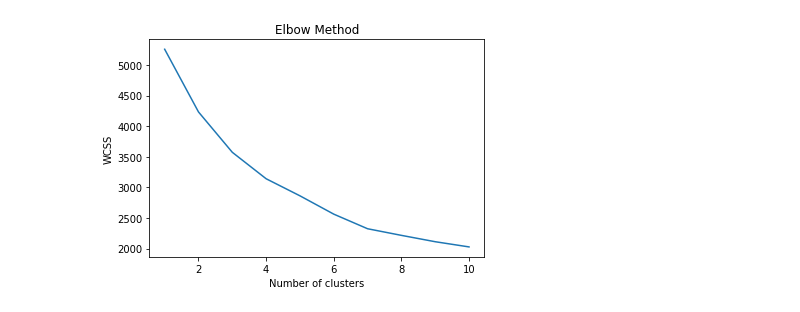
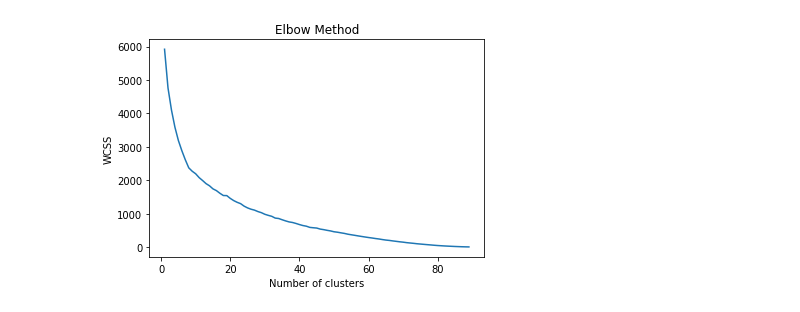
Before and after one commit to vinisalazar/SynechococcusPreprint, a Jupyter notebook: ipynb/COG_kmeans.ipynb, the cells around one changed output. Cells and saved outputs as stored; diff of their text form; code cells hidden in the pictures.

Commit message:
Updating kmeans notebook

```diff
--- a/ipynb/COG_kmeans.ipynb
+++ b/ipynb/COG_kmeans.ipynb
@@ -5,27 +6,27 @@ from matplotlib import pyplot as plt
 from sklearn.datasets.samples_generator import make_blobs
 from sklearn.cluster import KMeans
 # %%
-data = pd.read_csv("../data/tables/CyCOG_95_completeness.csv")
+data = pd.read_csv("../data/tables/cog/allCOG_binary_95_completeness.csv")
 data.set_index("name", inplace=True)
 mat = data.values
 # %%
-k = 3
-km = KMeans(n_clusters=k)
-km.fit(mat)
-labels = km.labels_
-results = pd.DataFrame([data.index, labels]).T
-results.columns=("Genome", "K-group")
-results.to_csv(f"../data/tables/{k}-means.csv", index=False)
+for k in range(2, 12):
+    km = KMeans(n_clusters=k)
+    km.fit(mat)
+    labels = km.labels_
+    results = pd.DataFrame([data.index, labels]).T
+    results.columns=("Genome", "K-group")
+    results.sort_values(["K-group", "Genome"]).to_csv(f"../data/tables/kmeans/{k}-means-allCOGs.csv", index=False)
 # %%
 wcss = []
-for i in range(1, 11):
+for i in range(1, 90):
     kmeans = KMeans(n_clusters=i, init='k-means++', max_iter=300, n_init=10, random_state=0)
     kmeans.fit(mat)
     wcss.append(kmeans.inertia_)
-plt.plot(range(1, 11), wcss)
+plt.plot(range(1, 90), wcss)
 plt.title('Elbow Method')
 plt.xlabel('Number of clusters')
 plt.ylabel('WCSS')
 plt.show()
 # %% [output]
-[figure, old version]
+[figure, new version]
```
Also changed, not shown: parts of 3 cells of this notebook, 10 other files.
